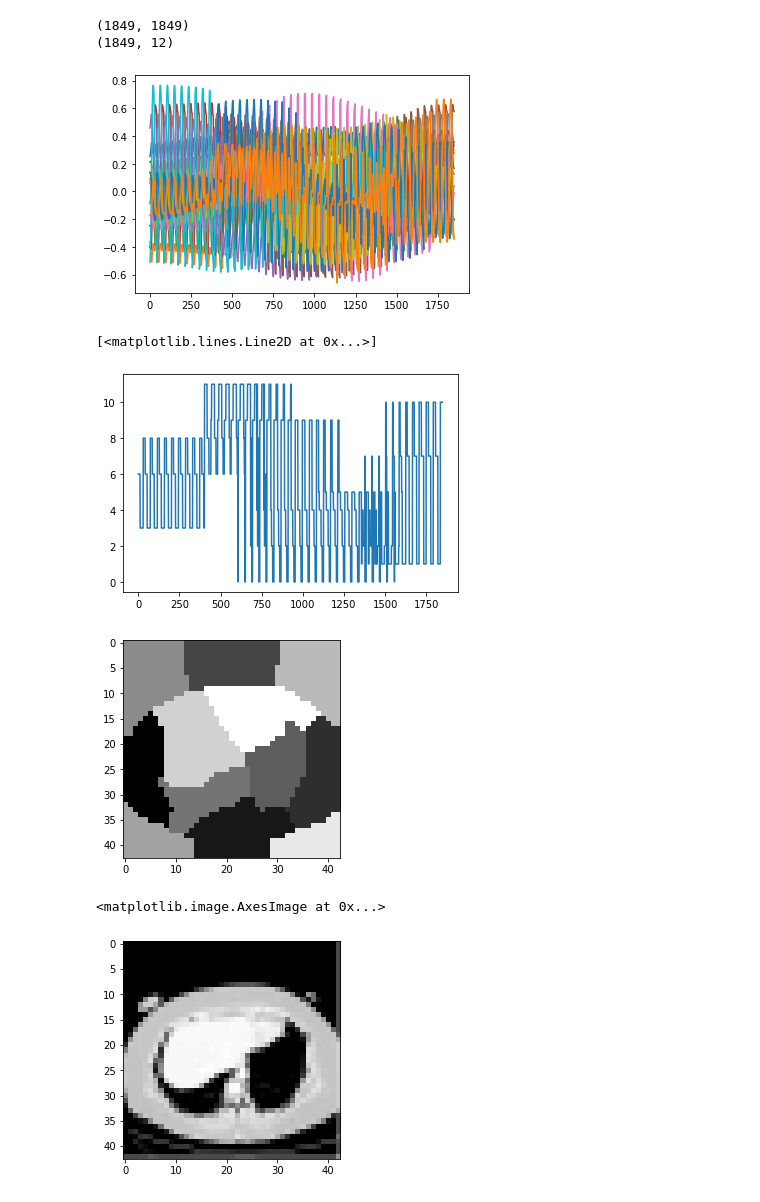
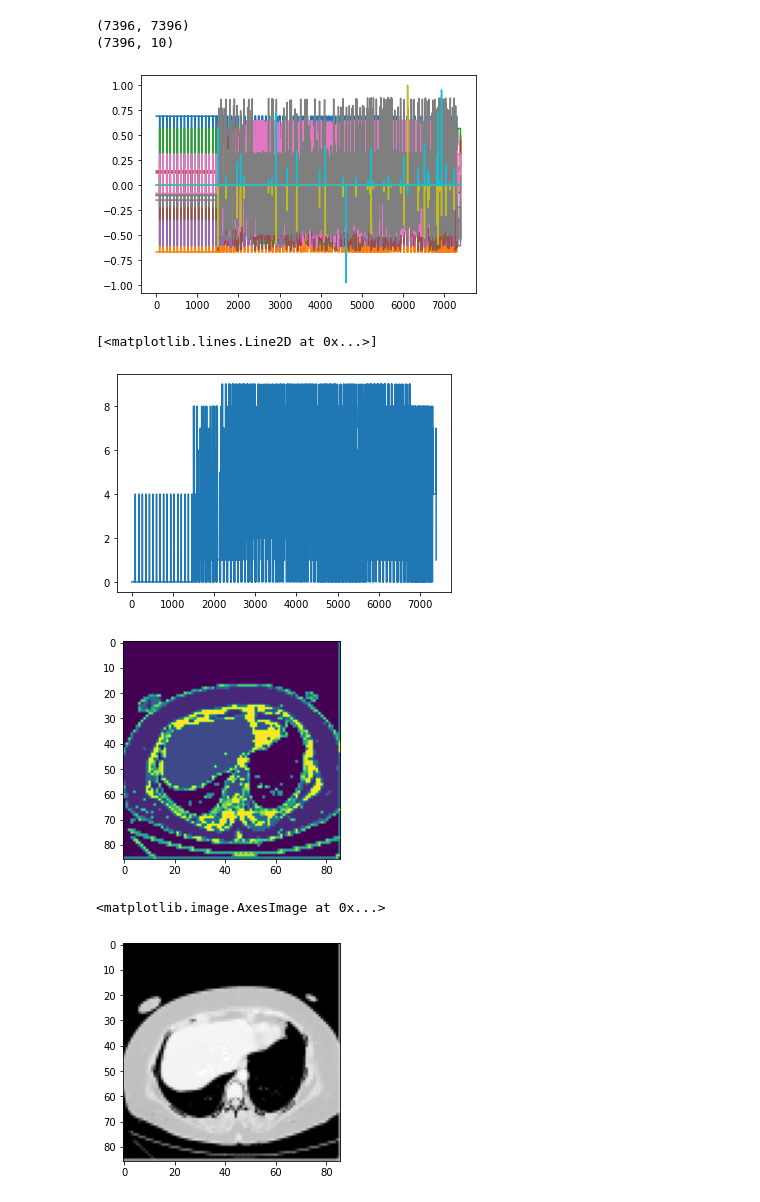
Before and after one commit to Ahmadsad/ID2211-Project, a Jupyter notebook: albin.ipynb, the cells around one changed output. Saved outputs shown, nothing was run; the diff lists cells and outputs as text; code cells hidden in the pictures.

Commit message:
intensity only best results

```diff
--- a/albin.ipynb
+++ b/albin.ipynb
@@ -24,7 +24,7 @@ image[image > 240] = -1024
 #scaling_factor = 32
 #image = scipy.ndimage.affine_transform(image, matrix=[[scaling_factor, 0], [0, scaling_factor]], offset=0, output_shape=(int(image.shape[0]/scaling_factor), int(image.shape[1]/scaling_factor)))
 from skimage.measure import block_reduce
-scaling_factor = 12;
+scaling_factor = 6;
 
 image = block_reduce(image, block_size=(scaling_factor, scaling_factor), func=np.mean)
 
@@ -56,26 +57,35 @@ print(num_pixels, image.shape)
 similarity_matrix = np.zeros((num_pixels,num_pixels),dtype=float)
 print(similarity_matrix.shape)
 
+num_edges = num_pixels**2
+meaningful_segment = int(0.1 * num_edges) # used for printing progress
+
 image_width = image.shape[0]
 
-max_distance = 2
+max_distance = 10
 
 sigma_distance = int(0.1 * image_width) # 10-20% of feature distance
-sigma_intensity = 0.1 # 10-20% of feature distance (-1024 <-> 1024)
+sigma_intensity = 0.1 # 10-20% of feature distance (0 <-> 1)
 
 for i in range(0,image_width):
     for j in range(0,image_width):
         sm_i = j + i * image_width
+        if sm_i % meaningful_segment == 0:
+            print("{:.2f}%".format(int((sm_i/num_edges)*100)))
         for ii in range(0,image_width):
             for jj in range(0,image_width):
+
                 #distance = np.linalg.norm(np.array([i,j]) - np.array([ii,jj]))
-
+                sm_j = jj + ii * image_width
+                if similarity_matrix[sm_i,sm_j] != 0:
+                    continue
 
                 #if distance <= max_distance: #  and image[i,j] != 0 and image[ii,jj] != 0
-                    intensity_diff = np.linalg.norm(np.array(image[i,j]) - np.array(image[ii,jj]))
-                    weight = np.exp(-np.power(intensity_diff,2)/sigma_intensity)
-                    # * np.exp(-np.power(distance,2)/sigma_distance)
-                    sm_j = jj + ii * image_width
-                    #print(distance, (i,j), (ii,jj), intensity_diff, weight)
-                    similarity_matrix[sm_i,sm_j] = weight
+                intensity_diff = np.linalg.norm(np.array(image[i,j]) - np.array(image[ii,jj]))
+                weight = np.exp(-np.power(intensity_diff,2)/sigma_intensity)
+                # * np.exp(-np.power(distance,2)/sigma_distance)
+                #print(distance, (i,j), (ii,jj), intensity_diff, weight)
+                #if weight >= 0.6:
+                similarity_matrix[sm_i,sm_j] = weight
+                similarity_matrix[sm_j,sm_i] = weight # matrix is symmetric
 # %% [output]
@@ -132,5 +130,5 @@ plt.plot(eigenvalues)
 # %%
-n_clusters = 12
+n_clusters = 10
 
 print(eigenvectors.shape)
 selected_eigenvectors = eigenvectors[:,:n_clusters]
@@ -145,28 +143,28 @@ plt.plot(selected_eigenvectors)
 plt.show()
 plt.plot(clusters.labels_)
 # %% [output]
-(1849, 1849)
-(1849, 12)
+(7396, 7396)
+(7396, 10)
-[figure, old version]
+[figure, new version]
 [<matplotlib.lines.Line2D at 0x...>]
-[figure, old version]
+[figure, new version]
 # %%
 # cluster => image
 
 #colors = [-1024,-900,-720,-500,-250,0,250,500,720,900,1024]
 
 cluster_image = np.zeros(image.shape)
 
 for i, l in enumerate(clusters.labels_):
     x = i % image_width
     y = int(i / image_width)
     cluster_image[y,x] = l
 
 # plot image
-plt.imshow(cluster_image, cmap="gray")
+plt.imshow(cluster_image)
 plt.show()
-plt.imshow(image, cmap='gray')
+plt.imshow(image, cmap="gray")
 # %% [output]
-[figure, old version]
+[figure, new version]
 <matplotlib.image.AxesImage at 0x...>
-[figure, old version]
+[figure, new version]
```
Also changed, not shown: parts of 5 cells of this notebook, 1 other file.
